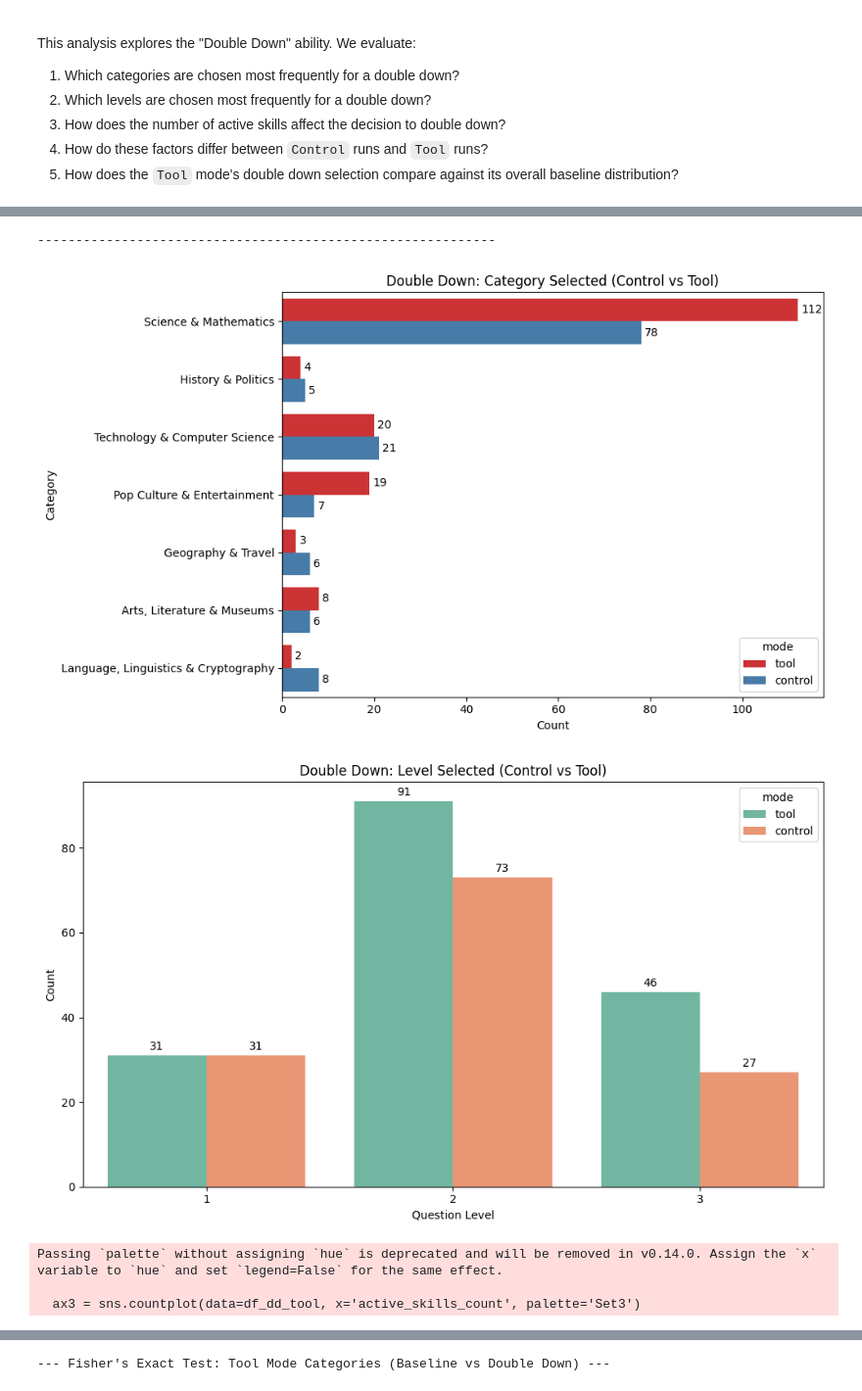
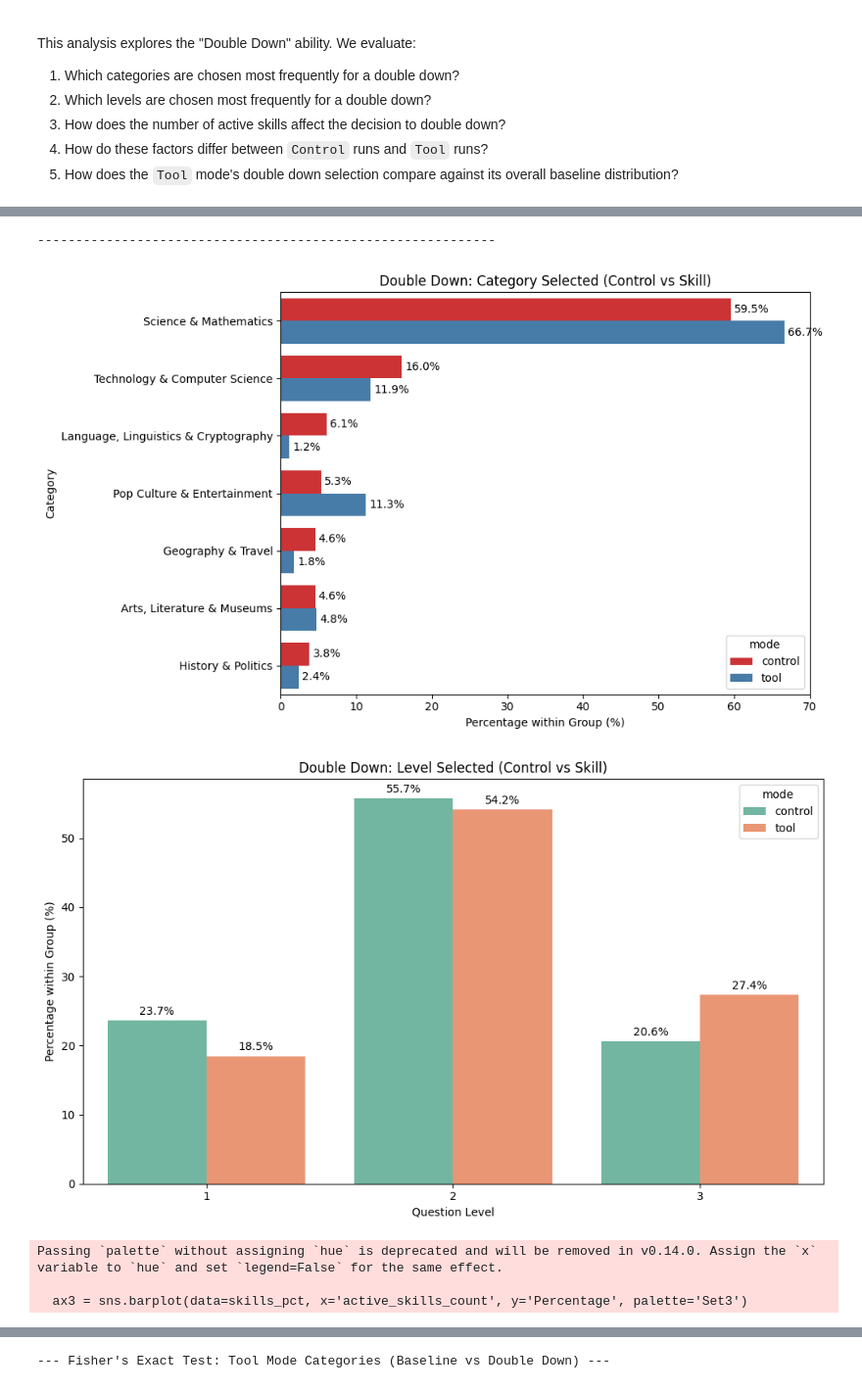
Before and after one commit to Lakindu2003/dungeon_of_self, a Jupyter notebook: backend/results_viewer/notebooks/task_4_double_down.ipynb, the cells around one changed output, grey strips where cells are left out. Shown at 98% size. Saved outputs shown, nothing was run; the diff lists cells and outputs as text; code cells hidden in the pictures.

```diff
--- a/backend/results_viewer/notebooks/task_4_double_down.ipynb
+++ b/backend/results_viewer/notebooks/task_4_double_down.ipynb
@@ -75,48 +75,58 @@ else:
     df_dd_control = df_dd[df_dd['mode'] == 'control']
     df_dd_tool = df_dd[df_dd['mode'] == 'tool']
 
-    # Fisher Tests: Control vs Tool (Double Down)
+    # Fisher Tests: Control vs Skill (Double Down)
     print_fisher_results(df_dd_control['category'], df_dd_tool['category'], 'Control', 'Tool', 'Double Down Category')
     print_fisher_results(df_dd_control['level'], df_dd_tool['level'], 'Control', 'Tool', 'Double Down Level')
-    # Removed active_skills_count comparison as requested
 
     # ==========================================================
-    # 1. Compare Control vs Tool: Double Down CATEGORY
+    # 1. Compare Control vs Skill: Double Down CATEGORY (Percentage)
     # ==========================================================
+    # Calculate percentages within each mode
+    cat_pct = df_dd.groupby('mode')['category'].value_counts(normalize=True).rename('Percentage').reset_index()
+    cat_pct['Percentage'] *= 100
+
     plt.figure(figsize=(10, 6))
-    ax1 = sns.countplot(data=df_dd, y='category', hue='mode', palette='Set1')
-    plt.title('Double Down: Category Selected (Control vs Tool)')
-    plt.xlabel('Count')
+    ax1 = sns.barplot(data=cat_pct, y='category', x='Percentage', hue='mode', palette='Set1')
+    plt.title('Double Down: Category Selected (Control vs Skill)')
+    plt.xlabel('Percentage within Group (%)')
     plt.ylabel('Category')
     for container in ax1.containers:
-        ax1.bar_label(container, padding=3)
+        ax1.bar_label(container, fmt='%.1f%%', padding=3)
     plt.tight_layout()
     plt.show()
 
     # ==========================================================
-    # 2. Compare Control vs Tool: Double Down LEVEL
+    # 2. Compare Control vs Skill: Double Down LEVEL (Percentage)
     # ==========================================================
+    # Calculate percentages within each mode
+    lvl_pct = df_dd.groupby('mode')['level'].value_counts(normalize=True).rename('Percentage').reset_index()
+    lvl_pct['Percentage'] *= 100
+
     plt.figure(figsize=(10, 6))
-    ax2 = sns.countplot(data=df_dd, x='level', hue='mode', palette='Set2')
-    plt.title('Double Down: Level Selected (Control vs Tool)')
+    ax2 = sns.barplot(data=lvl_pct, x='level', y='Percentage', hue='mode', palette='Set2')
+    plt.title('Double Down: Level Selected (Control vs Skill)')
     plt.xlabel('Question Level')
-    plt.ylabel('Count')
+    plt.ylabel('Percentage within Group (%)')
     for container in ax2.containers:
-        ax2.bar_label(container, padding=3)
+        ax2.bar_label(container, fmt='%.1f%%', padding=3)
     plt.tight_layout()
     plt.show()
 
     # ==========================================================
-    # 3. Active Skills Count During Double Down (Tool Only)
+    # 3. Active Skills Count During Double Down (Skill Only) (Percentage)
     # ==========================================================
+    # Calculate percentages for active skills count
+    skills_pct = df_dd_tool['active_skills_count'].value_counts(normalize=True).rename('Percentage').reset_index()
+    skills_pct['Percentage'] *= 100
+
     plt.figure(figsize=(10, 6))
-    # Use only df_dd_tool and remove the 'hue' parameter
-    ax3 = sns.countplot(data=df_dd_tool, x='active_skills_count', palette='Set3')
+    ax3 = sns.barplot(data=skills_pct, x='active_skills_count', y='Percentage', palette='Set3')
     plt.title('Number of Active Skills When Doubling Down (Tool Mode)')
     plt.xlabel('Active Skills Count')
-    plt.ylabel('Count')
+    plt.ylabel('Percentage of Double Downs (%)')
     for container in ax3.containers:
-        ax3.bar_label(container, padding=3)
+        ax3.bar_label(container, fmt='%.1f%%', padding=3)
     plt.tight_layout()
     plt.show()
 
@@ -132,9 +142,9 @@ else:
     # Tool Double Down Category
     dd_cat_counts = df_dd_tool['category'].value_counts(normalize=True).reset_index()
     dd_cat_counts.columns = ['Category', 'Percentage']
-    dd_cat_counts['Group'] = 'Double Down Selection (Tool Only)'
+    dd_cat_counts['Group'] = 'Double Down Selection (Skill Only)'
 
-    # Fisher Test: Baseline vs Double Down (Tool Only) - Category
+    # Fisher Test: Baseline vs Double Down (Skill Only) - Category
     print_fisher_results(df_overall_cat['category'], df_dd_tool['category'], 'Baseline', 'Double Down', 'Tool Mode Categories')
 
     combined_cat = pd.concat([overall_cat_counts, dd_cat_counts])
@@ -162,9 +172,9 @@ else:
     # Tool Double Down Level
     dd_lvl_counts = df_dd_tool['level'].value_counts(normalize=True).reset_index()
     dd_lvl_counts.columns = ['Level', 'Percentage']
-    dd_lvl_counts['Group'] = 'Double Down Selection (Tool Only)'
+    dd_lvl_counts['Group'] = 'Double Down Selection (Skill Only)'
 
-    # Fisher Test: Baseline vs Double Down (Tool Only) - Level
+    # Fisher Test: Baseline vs Double Down (Skill Only) - Level
     print_fisher_results(df_overall_lvl['level'], df_dd_tool['level'], 'Baseline', 'Double Down', 'Tool Mode Levels')
 
     combined_lvl = pd.concat([overall_lvl_counts, dd_lvl_counts])
@@ -193,14 +203,14 @@ Loaded 299 Double Down events.
 | 2 | Arts, Literature & Museums | 6/131 (4.6%) | 8/168 (4.8%) | 1.000000 | No |
 ------------------------------------------------------------
 
 --- Fisher's Exact Test: Double Down Level (Control vs Tool) ---
 |  | Value | Control | Tool | p-value | Significant |
 | 2 | 3 | 27/131 (20.6%) | 46/168 (27.4%) | 0.221944 | No |
 | 0 | 1 | 31/131 (23.7%) | 31/168 (18.5%) | 0.314662 | No |
 | 1 | 2 | 73/131 (55.7%) | 91/168 (54.2%) | 0.815506 | No |
 ------------------------------------------------------------
-[figure, old version]
+[figure, new version]
-[figure, old version]
+[figure, new version]
 Passing `palette` without assigning `hue` is deprecated and will be removed in v0.14.0. Assign the `x` variable to `hue` and set `legend=False` for the same effect.
 
-  ax3 = sns.countplot(data=df_dd_tool, x='active_skills_count', palette='Set3')
+  ax3 = sns.barplot(data=skills_pct, x='active_skills_count', y='Percentage', palette='Set3')
```
Also changed, not shown: parts of 6 cells of this notebook, 8 other files.
